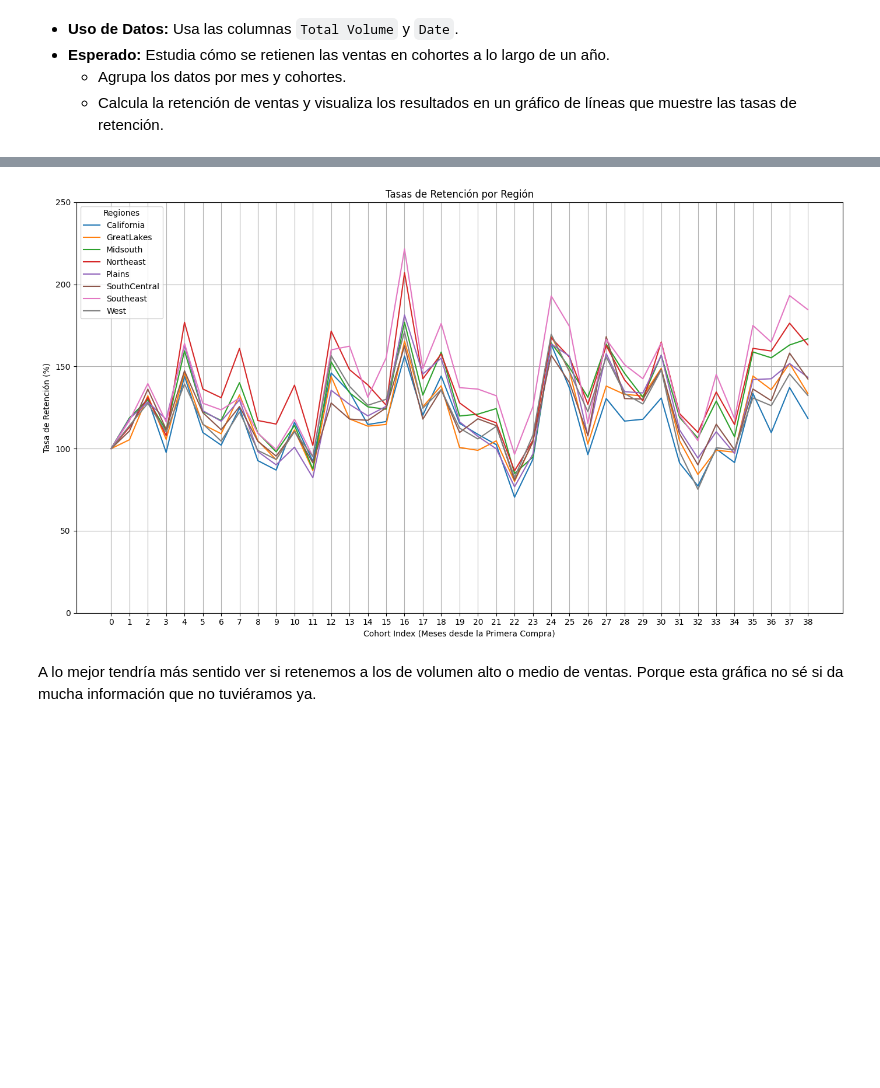
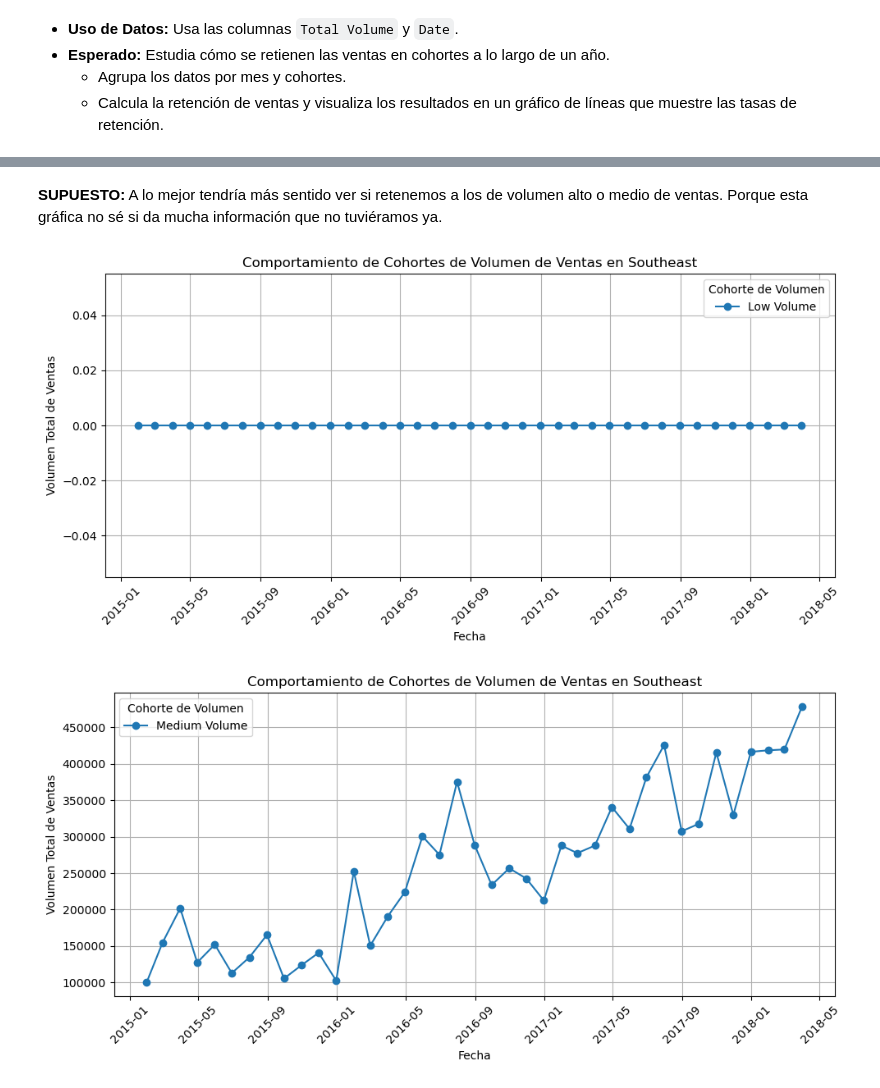
Before and after one commit to albagd77/MAGic-Avocado-TP1, a Jupyter notebook: 04_analisis_cohortes.ipynb, the cells around one changed output, grey strips where cells are left out. Saved outputs shown, nothing was run; the diff lists cells and outputs as text; code cells hidden in the pictures; blank space fills up the shorter version.

```diff
--- a/04_analisis_cohortes.ipynb
+++ b/04_analisis_cohortes.ipynb
@@ -352,20 +352,3 @@ Northeast es la única región que de volumen medio en 2016 pasa a volumen alto
    - **Esperado:** Estudia cómo se retienen las ventas en cohortes a lo largo de un año.
      - Agrupa los datos por mes y cohortes.
      - Calcula la retención de ventas y visualiza los resultados en un gráfico de líneas que muestre las tasas de retención.
-# %%
-#Dado que no tenemos un client_id consideraremos que las distintas GreaterRegions son los clientes. Podemos establecer una cohorte que sea la primera compra de cada región.
-# Determinar el mes de la primera compra por región
-greater_regions5=greater_regions.copy()
-greater_regions5['CohortMonth'] = greater_regions5.groupby('region')['Date'].transform('min').dt.to_period('M')
-
-# Agrupar por CohortMonth y Date para calcular el Total Volume
-cohort_data = greater_regions5.groupby(['CohortMonth', 'Date', 'region']).agg({'Total Volume': 'sum'}).reset_index()
-
-# Añadir el índice de cohorte que nos dice el número de meses que han pasado desde la primera compra
-cohort_data['CohortIndex'] = (cohort_data['Date'].dt.to_period('M') - cohort_data['CohortMonth']).apply(lambda x: x.n)
-
-# Ahora agrupamos por CohortMonth, CohortIndex y region para sumar el Total Volume
-cohort_data_grouped = cohort_data.groupby(['CohortMonth', 'CohortIndex', 'region']).agg({'Total Volume': 'sum'}).reset_index()
-
-# Mostrar el DataFrame resultante donde vemos que la primera compra fue 2015-01 para todas las regiones.
-cohort_data_grouped.head(20)
@@ -453,24 +355,38 @@ retention_data.head(20)
-# %%
-# Configuración de la gráfica
-plt.figure(figsize=(14, 8))
-
-# Graficar la tasa de retención para cada región
-for region in retention_data.columns[2:]:
-    plt.plot(retention_data['CohortIndex'], retention_data[region], label=region)
-
-# Etiquetas y título
-plt.title('Tasas de Retención por Región')
-plt.xlabel('Cohort Index (Meses desde la Primera Compra)')
-plt.ylabel('Tasa de Retención (%)')
-plt.xticks(retention_data['CohortIndex'])  # Asegura que todos los índices de cohorte se muestran
-plt.ylim(0, 250)  # Ajustar el límite del eje Y según los datos
-plt.grid()
-plt.legend(title='Regiones')
-plt.tight_layout()
-
-# Mostrar la gráfica
-plt.show()
-# %% [output]
-[figure, removed]
 # %% [markdown]
-A lo mejor tendría más sentido ver si retenemos a los de volumen alto o medio de ventas. Porque esta gráfica no sé si da mucha información que no tuviéramos ya.
+**SUPUESTO:** A lo mejor tendría más sentido ver si retenemos a los de volumen alto o medio de ventas. Porque esta gráfica no sé si da mucha información que no tuviéramos ya.
+# %%
+# Defino los límites de las cohortes en base a los percentiles
+# Agrupo el volumen de ventas en tres categorías: bajo, medio y alto
+volume_labels = ['Low Volume', 'Medium Volume', 'High Volume']
+df['Volume Cohort'] = pd.qcut(df['Total Volume'], q=3, labels=volume_labels)
+
+# Agrupo los datos por cohorte de volumen, región y trimestre
+cohort_volume_df = df.groupby([pd.Grouper(key='Date', freq='M'), 'region', 'Volume Cohort']).agg({
+    'Total Volume': 'sum'
+}).reset_index()
+
+# Filtro los datos para una región específica o crear un gráfico para cada región
+# Aquí tomaremos un ejemplo para visualizar el comportamiento en una región específica
+region_example = 'Southeast'  # Cambia la región según sea necesario
+region_data = cohort_volume_df[cohort_volume_df['region'] == region_example]
+
+# Grafico los resultados para la región seleccionada
+# Grafico cada cohorte en la región seleccionada
+
+for cohort in volume_labels:
+    plt.figure(figsize=(10, 5))
+    cohort_data = region_data[region_data['Volume Cohort'] == cohort]
+    plt.plot(cohort_data['Date'], cohort_data['Total Volume'], label=cohort, marker='o')
+
+    plt.title(f'Comportamiento de Cohortes de Volumen de Ventas en {region_example}')
+    plt.xlabel('Fecha')
+    plt.ylabel('Volumen Total de Ventas')
+    plt.legend(title="Cohorte de Volumen")
+    plt.grid(True)
+
+    plt.xticks(rotation=45)
+    plt.tight_layout()
+    plt.show()
+# %% [output]
+[figure, added]
+[figure, added]
```
Also changed, not shown: parts of 6 cells of this notebook.
